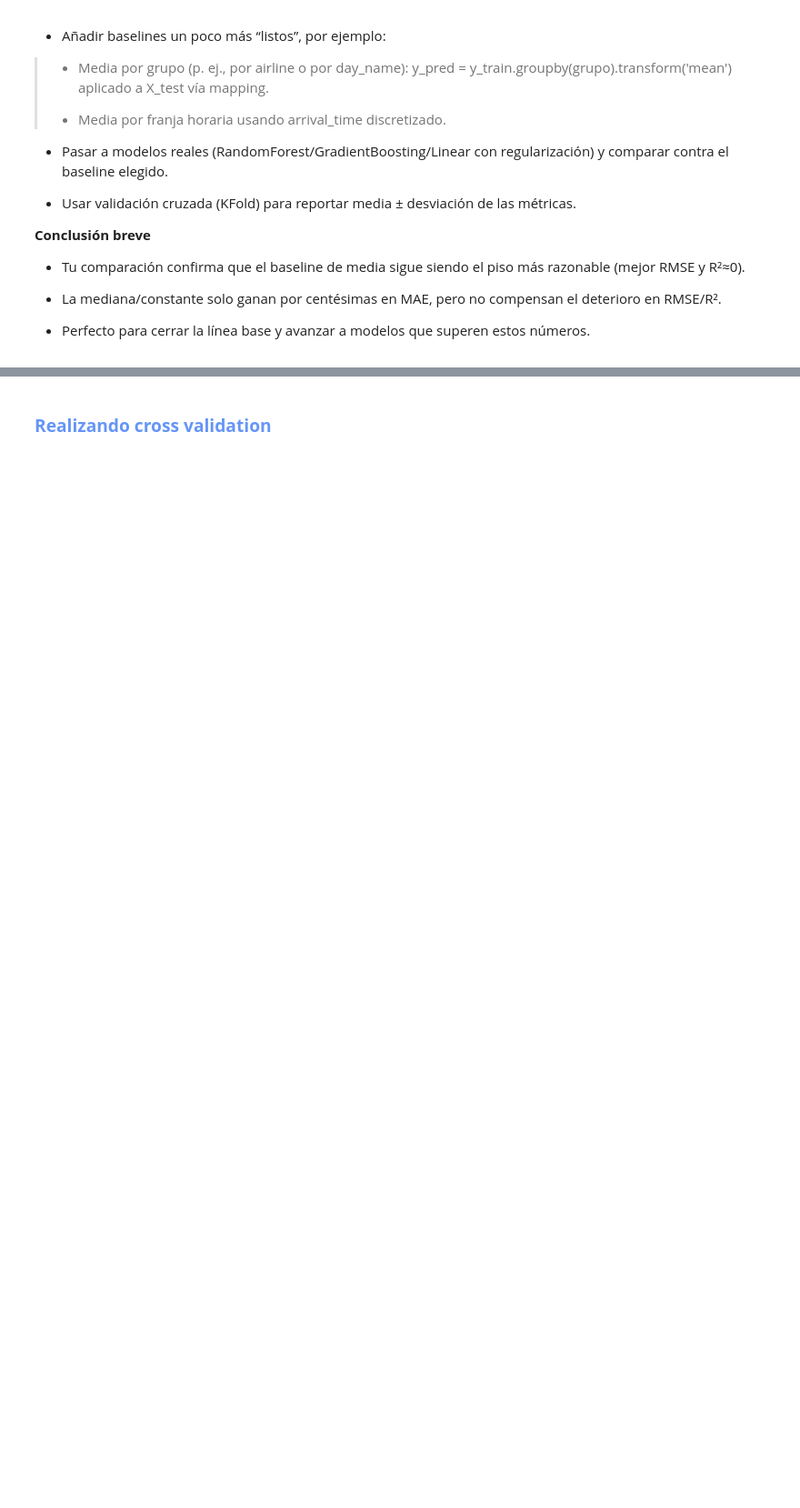
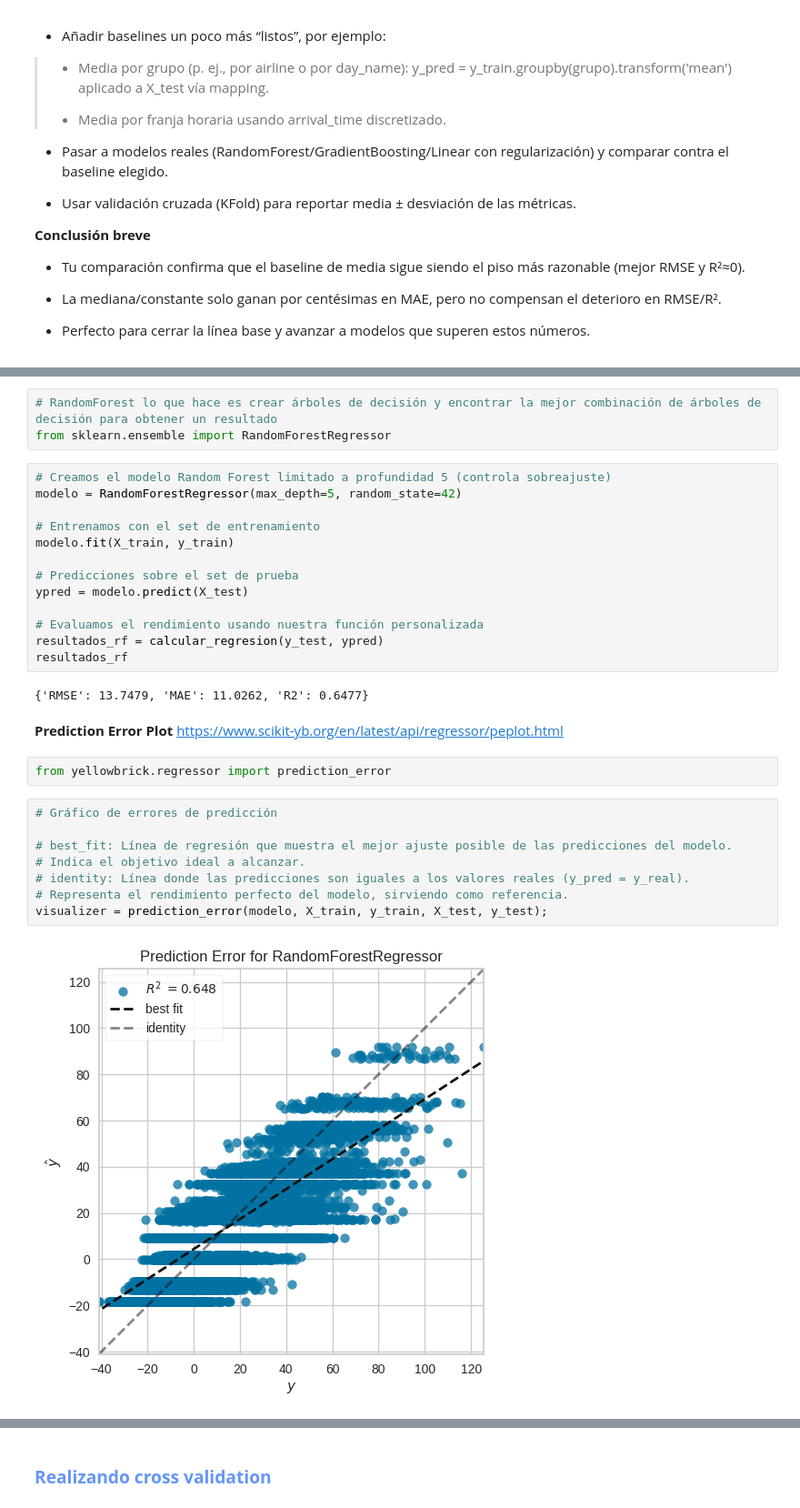
Before and after one commit to DanielRaiicHu/optimizacion_aeroportuaria, a Jupyter notebook: optimizacion_aeroportuaria.ipynb, the cells around one changed output, grey strips where cells are left out. Shown at 91% size. Saved outputs shown, nothing was run; the diff lists cells and outputs as text; blank space fills up the shorter version.

```diff
--- a/optimizacion_aeroportuaria.ipynb
+++ b/optimizacion_aeroportuaria.ipynb
@@ -1190,0 +1207,33 @@ El código recorre cada una de estas estrategias en un bucle, entrenando un Dumm
+# %%
+# RandomForest lo que hace es crear árboles de decisión y encontrar la mejor combinación de árboles de decisión para obtener un resultado
+from sklearn.ensemble import RandomForestRegressor
+# %%
+# Creamos el modelo Random Forest limitado a profundidad 5 (controla sobreajuste)
+modelo = RandomForestRegressor(max_depth=5, random_state=42)
+
+# Entrenamos con el set de entrenamiento
+modelo.fit(X_train, y_train)
+
+# Predicciones sobre el set de prueba
+ypred = modelo.predict(X_test)
+
+# Evaluamos el rendimiento usando nuestra función personalizada
+resultados_rf = calcular_regresion(y_test, ypred)
+resultados_rf
+# %% [output]
+{'RMSE': 13.7479, 'MAE': 11.0262, 'R2': 0.6477}
+# %% [markdown]
+**Prediction Error Plot**
+https://www.scikit-yb.org/en/latest/api/regressor/peplot.html
+# %%
+from yellowbrick.regressor import prediction_error
+# %%
+# Gráfico de errores de predicción
+
+# best_fit: Línea de regresión que muestra el mejor ajuste posible de las predicciones del modelo.
+# Indica el objetivo ideal a alcanzar.
+# identity: Línea donde las predicciones son iguales a los valores reales (y_pred = y_real).
+# Representa el rendimiento perfecto del modelo, sirviendo como referencia.
+visualizer = prediction_error(modelo, X_train, y_train, X_test, y_test);
+# %% [output]
+[figure, added]
```
Also changed, not shown: parts of 6 cells of this notebook.
